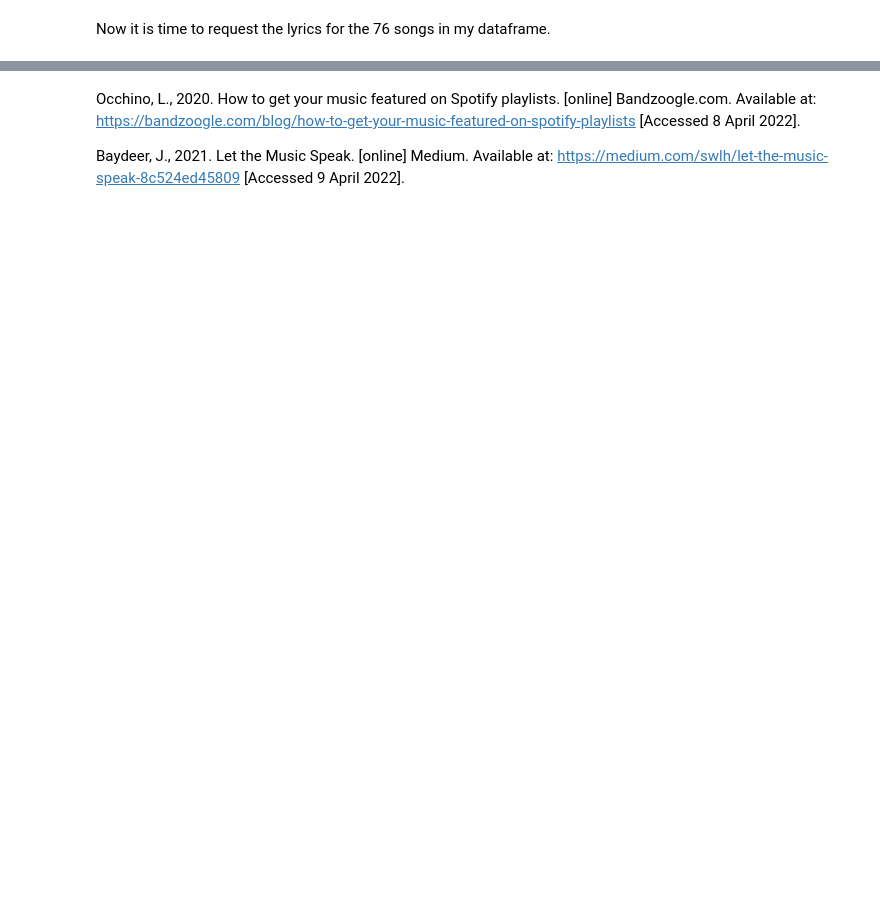
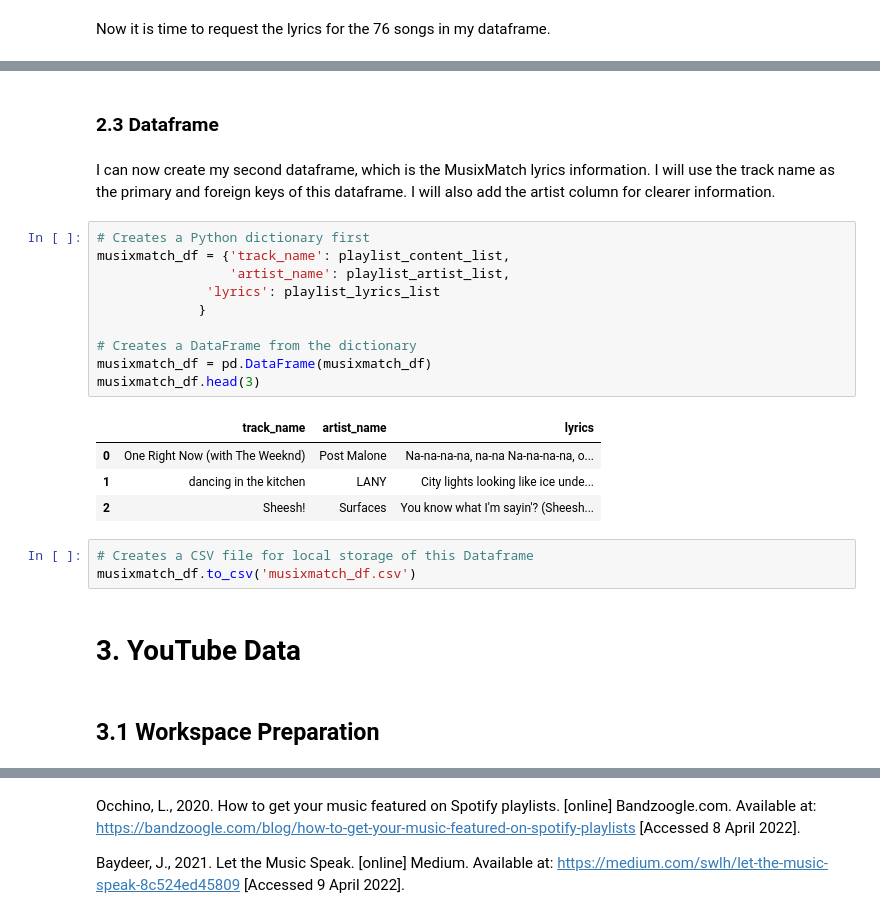
Before and after one commit to doratian99/MSIN0166-DE-Individual-Project, a Jupyter notebook: Data Collection/Notebook.ipynb, the cells around one changed output, grey strips where cells are left out. Drawn from its saved outputs; the diff is of its cells as text; blank space fills up the shorter version.

```diff
--- a/Data Collection/Notebook.ipynb
+++ b/Data Collection/Notebook.ipynb
@@ -660,0 +696,26 @@ playlist_lyrics_list
+# %% [markdown]
+### 2.3 Dataframe
+# %% [markdown]
+I can now create my second dataframe, which is the MusixMatch lyrics information. I will use the track name as the primary and foreign keys of this dataframe. I will also add the artist column for clearer information.
+# %%
+# Creates a Python dictionary first
+musixmatch_df = {'track_name': playlist_content_list,
+                 'artist_name': playlist_artist_list,
+              'lyrics': playlist_lyrics_list
+             }
+
+# Creates a DataFrame from the dictionary
+musixmatch_df = pd.DataFrame(musixmatch_df)
+musixmatch_df.head(3)
+# %% [output]
+|  | track_name | artist_name | lyrics |
+| 0 | One Right Now (with The Weeknd) | Post Malone | Na-na-na-na, na-na Na-na-na-na, o... |
+| 1 | dancing in the kitchen | LANY | City lights looking like ice unde... |
+| 2 | Sheesh! | Surfaces | You know what I'm sayin'? (Sheesh... |
+# %%
+# Creates a CSV file for local storage of this Dataframe
+musixmatch_df.to_csv('musixmatch_df.csv')
+# %% [markdown]
+# 3. YouTube Data
+# %% [markdown]
+## 3.1 Workspace Preparation
```
Also changed, not shown: parts of 41 cells of this notebook.
